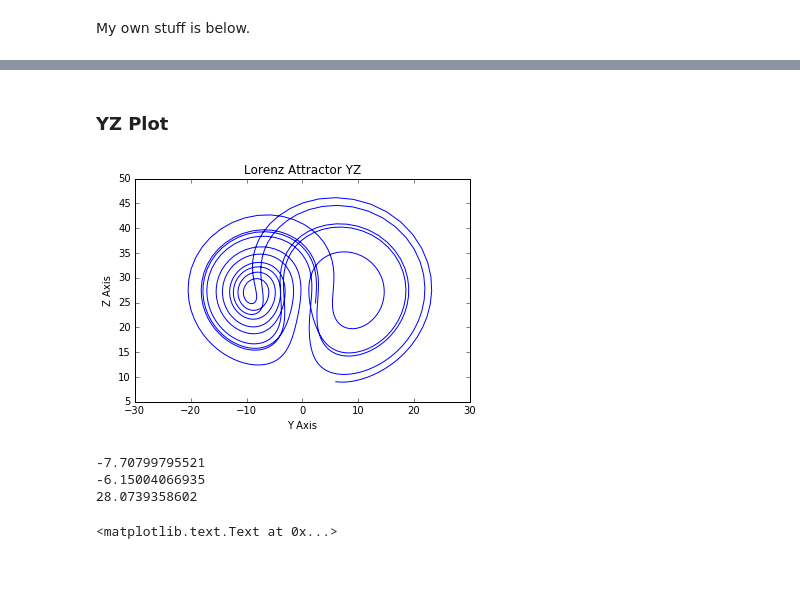
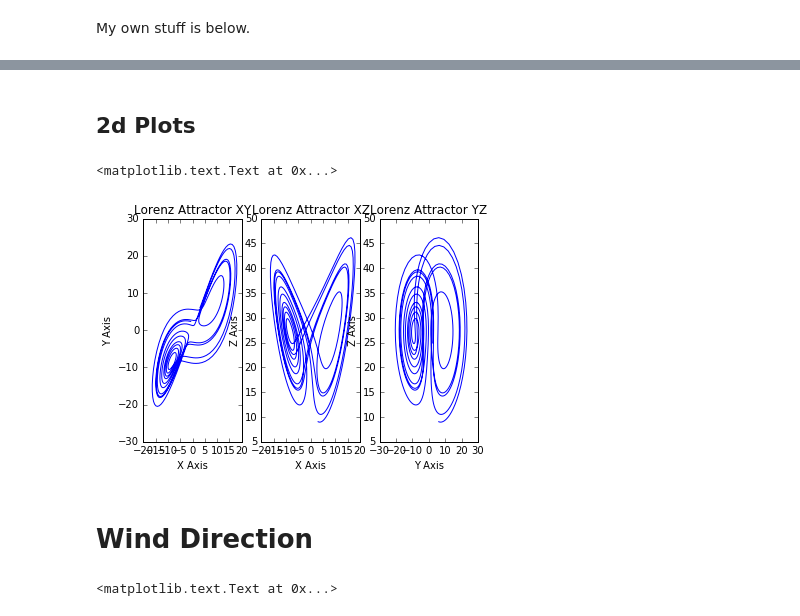
Before and after one commit to bi3mer/WeatherForecasting, a Jupyter notebook: Lorenz Simulation.ipynb, the cells around one changed output, grey strips where cells are left out. Cells and saved outputs as stored; diff of their text form; code cells hidden in the pictures; blank space fills up the shorter version.

Commit message:
Lorenz Simulation - Work on clustering

```diff
--- a/Lorenz Simulation.ipynb
+++ b/Lorenz Simulation.ipynb
@@ -54,25 +33,27 @@ plt.show()
-# %% [markdown]
-### YZ Plot
-# %%
-fig = plt.figure()
-ax = fig.gca()
-
-ax.plot(ys, zs)
-ax.set_xlabel("Y Axis")
-ax.set_ylabel("Z Axis")
-ax.set_title("Lorenz Attractor YZ")
-
-plt.show()
-# %% [output]
-[figure, removed]
-# %%
-print xs[100]
-print ys[100]
-print zs[100]
-# %% [output]
--7.70799795521
--6.15004066935
-28.0739358602
+# %% [markdown]
+## 2d Plots
+# %%
+f, (ax1, ax2, ax3) = plt.subplots(1, 3)
+
+ax1.plot(xs, ys)
+ax1.set_xlabel("X Axis")
+ax1.set_ylabel("Y Axis")
+ax1.set_title("Lorenz Attractor XY")
+
+ax2.plot(xs, zs)
+ax2.set_xlabel("X Axis")
+ax2.set_ylabel("Z Axis")
+ax2.set_title("Lorenz Attractor XZ")
+
+ax3.plot(ys, zs)
+ax3.set_xlabel("Y Axis")
+ax3.set_ylabel("Z Axis")
+ax3.set_title("Lorenz Attractor YZ")
+# %% [output]
+<matplotlib.text.Text at 0x...>
+[figure, added]
+# %% [markdown]
+# Wind Direction
 # %%
 def get_wind_angle(p1, p2):
     '''
```
Also changed, not shown: parts of 22 cells of this notebook.
